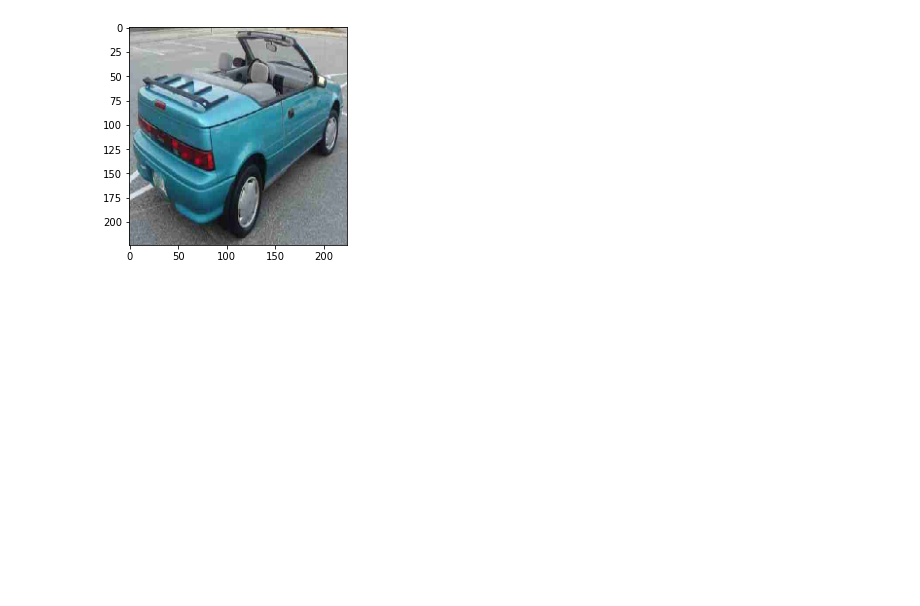
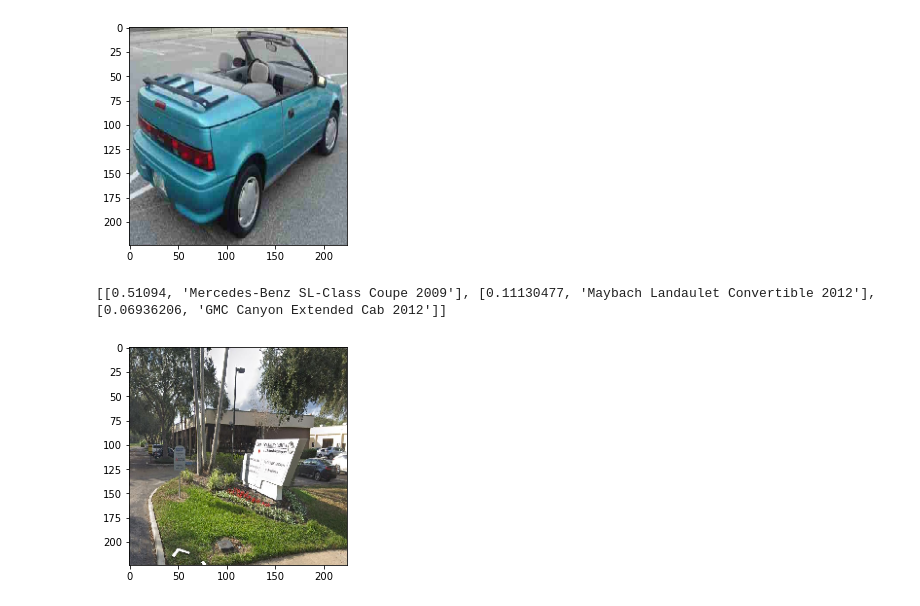
Before and after one commit to Pavlockk/data2020P4, a Jupyter notebook: KP_2.ipynb, the cells around one changed output. Cells and saved outputs as stored; diff of their text form; code cells hidden in the pictures; blank space fills up the shorter version.

```diff
--- a/KP_2.ipynb
+++ b/KP_2.ipynb
@@ -510,3 +514,8 @@ predictColor('geo')
 # %% [output]
 [[0.9997161, 'Geo Metro Convertible 1993'], [0.00018163977, 'Chrysler Sebring Convertible 2010'], [6.2947474e-05, 'Chrysler PT Cruiser Convertible 2008']]
 [figure]
+# %%
+predictColor('ucf')
+# %% [output]
+[[0.51094, 'Mercedes-Benz SL-Class Coupe 2009'], [0.11130477, 'Maybach Landaulet Convertible 2012'], [0.06936206, 'GMC Canyon Extended Cab 2012']]
+[figure, added]
```
Also changed, not shown: parts of 4 cells of this notebook, 1 other file.
